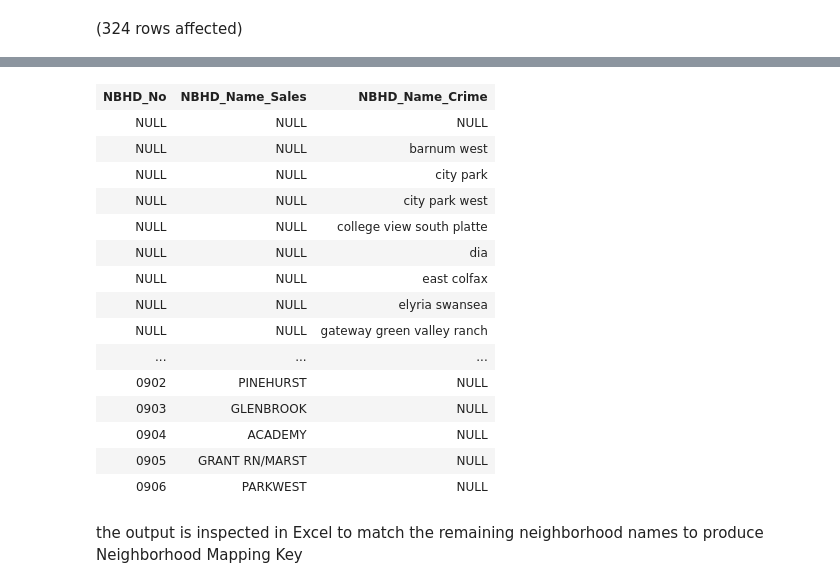
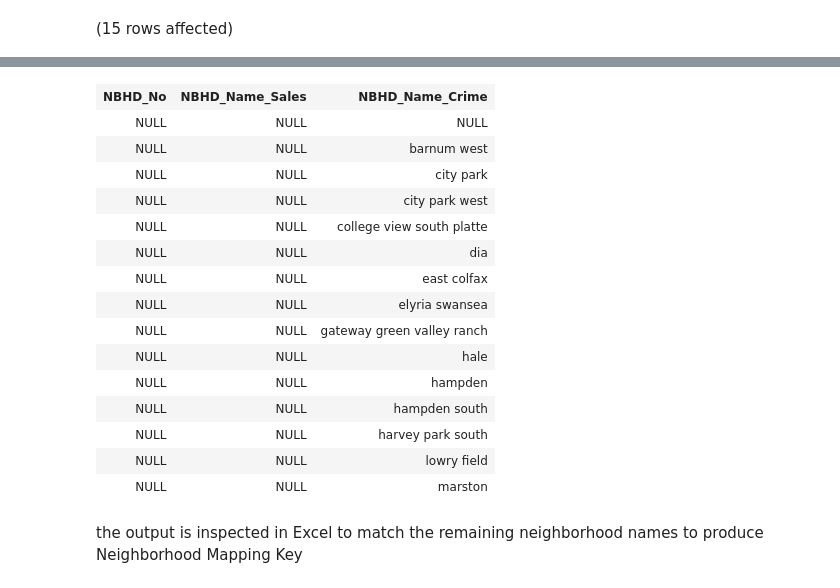
Before and after one commit to hmoughnieh/Impact-of-Crime-on-Housing-Prices-in-Denver-City, a Jupyter notebook: SQL_Prep.ipynb, the cells around one changed output, grey strips where cells are left out. Saved outputs shown, nothing was run; the diff lists cells and outputs as text; code cells hidden in the pictures.

```diff
--- a/SQL_Prep.ipynb
+++ b/SQL_Prep.ipynb
@@ -156,9 +151,9 @@ Total execution time: 00:00:00.008
 | 0232319035000 | 2015149130 | WD | 2015 | 1020 | 20151022 | 0 | SLOANS LCP LLC | SLOANS ROW LLC | ... |
 # %%
 -- Aggregate crime neighborhood names across the studied period and join them to land trasfer dataset on neighborhood name
-SELECT distinct L.NBHD_1 as NBHD_No, L.NBHD_1_CN AS NBHD_Name_Sales, C.NBHD_Name_Crime
+SELECT distinct top 15 L.NBHD_1 as NBHD_No, L.NBHD_1_CN AS NBHD_Name_Sales, C.NBHD_Name_Crime
 FROM Crime_Data C
 Full Join Land_Transfer L on L.NBHD_1_CN = C.NBHD_Name_Crime
 order by NBHD_No
 # %% [output]
-(324 rows affected)
+(15 rows affected)
@@ -166,19 +161,19 @@ Total execution time: 00:00:00.344
 | NBHD_No | NBHD_Name_Sales | NBHD_Name_Crime |
 | NULL | NULL | NULL |
 | NULL | NULL | barnum west |
 | NULL | NULL | city park |
 | NULL | NULL | city park west |
 | NULL | NULL | college view south platte |
 | NULL | NULL | dia |
 | NULL | NULL | east colfax |
 | NULL | NULL | elyria swansea |
 | NULL | NULL | gateway green valley ranch |
-| ... | ... | ... |
-| 0902 | PINEHURST | NULL |
-| 0903 | GLENBROOK | NULL |
-| 0904 | ACADEMY | NULL |
-| 0905 | GRANT RN/MARST | NULL |
-| 0906 | PARKWEST | NULL |
+| NULL | NULL | hale |
+| NULL | NULL | hampden |
+| NULL | NULL | hampden south |
+| NULL | NULL | harvey park south |
+| NULL | NULL | lowry field |
+| NULL | NULL | marston |
 # %% [markdown]
 the output is inspected in Excel to match the remaining neighborhood names to produce Neighborhood Mapping Key
 # %%
```
Also changed, not shown: parts of 8 cells of this notebook.
